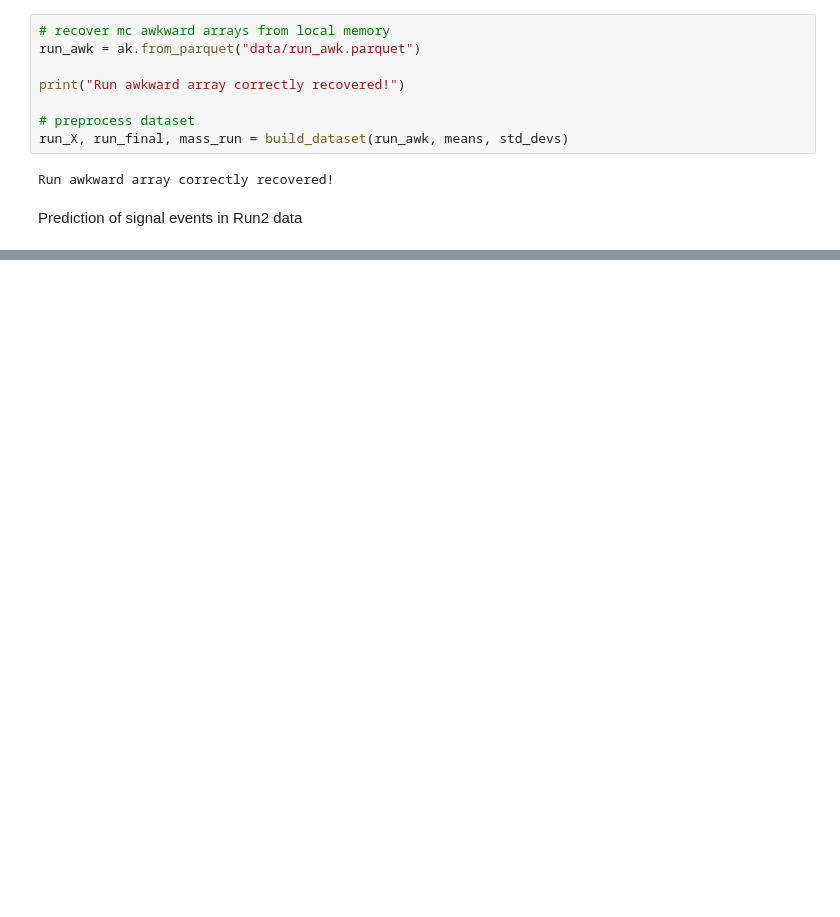
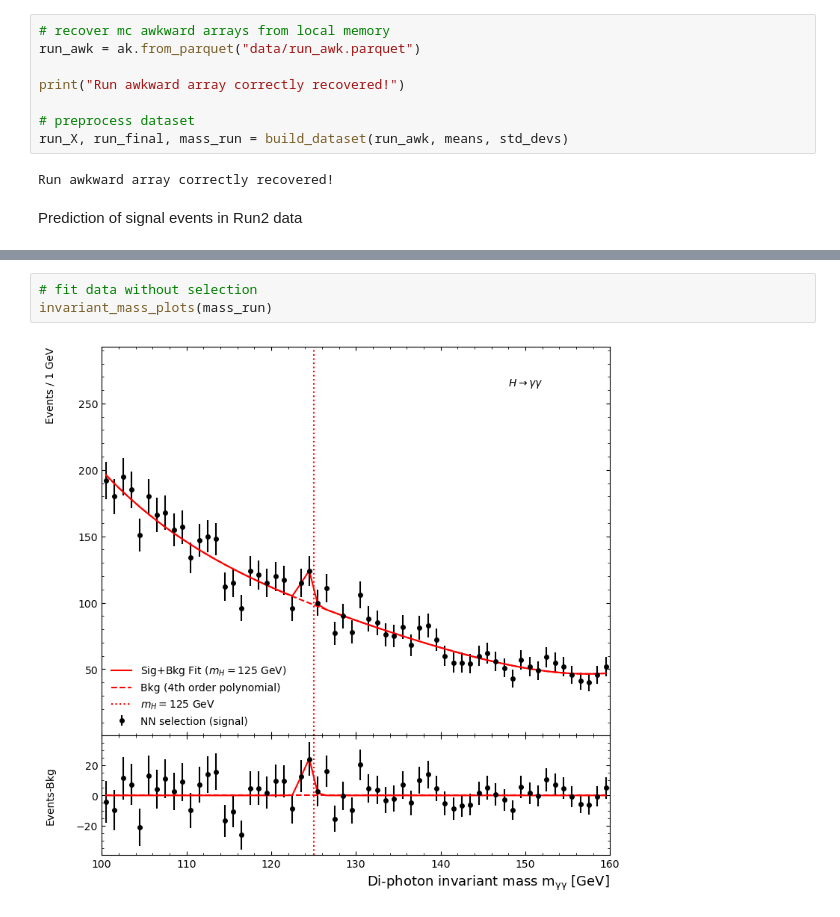
Before and after one commit to alessandrofoglizzo/DAML_project, a Jupyter notebook: Hgammagamma.ipynb, the cells around one changed output, grey strips where cells are left out. Drawn from its saved outputs; the diff is of its cells as text; blank space fills up the shorter version.

```diff
--- a/Hgammagamma.ipynb
+++ b/Hgammagamma.ipynb
@@ -896,6 +907,11 @@ def invariant_mass_plots(mass, y_pred_prob, prediction_treshold, weights=None):
     sub_axes.yaxis.set_label_coords(-0.09, 0.5)
 
     plt.show()
+# %%
+# fit data without selection
+invariant_mass_plots(mass_run)
+# %% [output]
+[figure, added]
 # %%
 invariant_mass_plots(mass_run, y_pred_prob=y_pred_prob_run, prediction_treshold=prediction_threshold)
 # %% [output]
```
Also changed, not shown: parts of 8 cells of this notebook, 1 other file.
